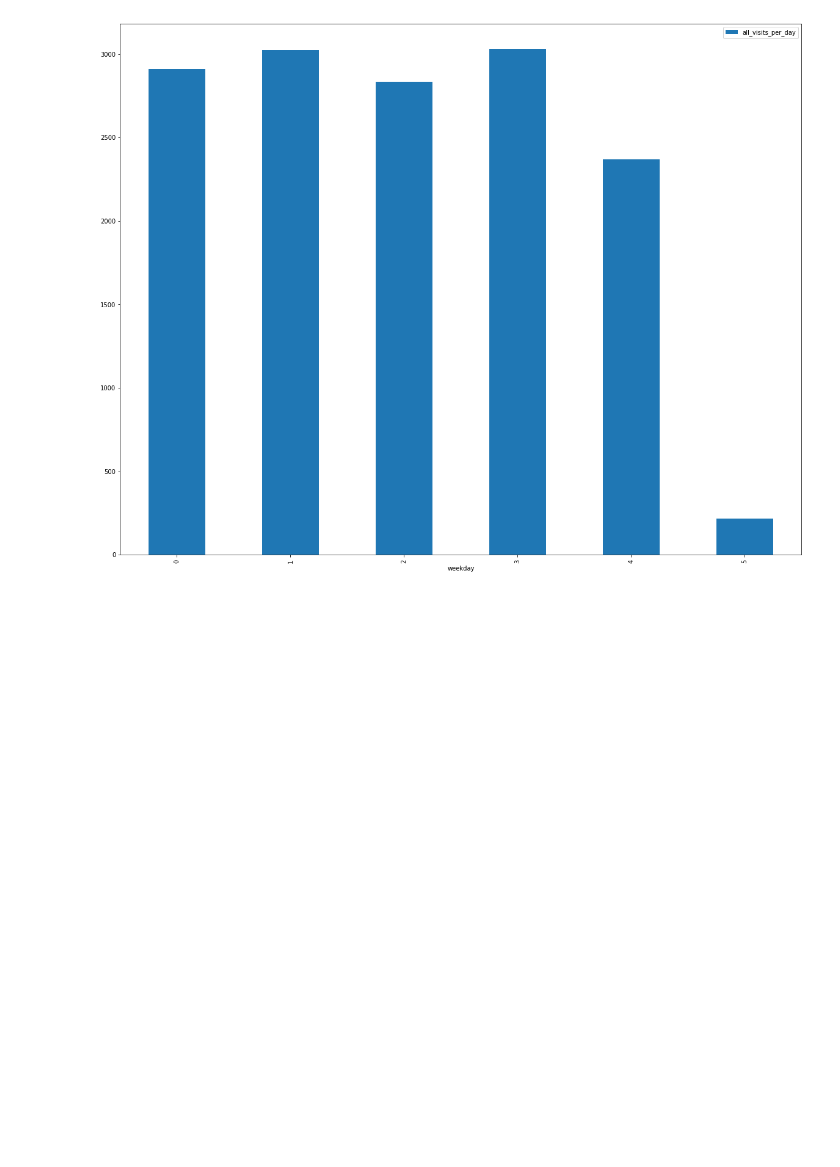
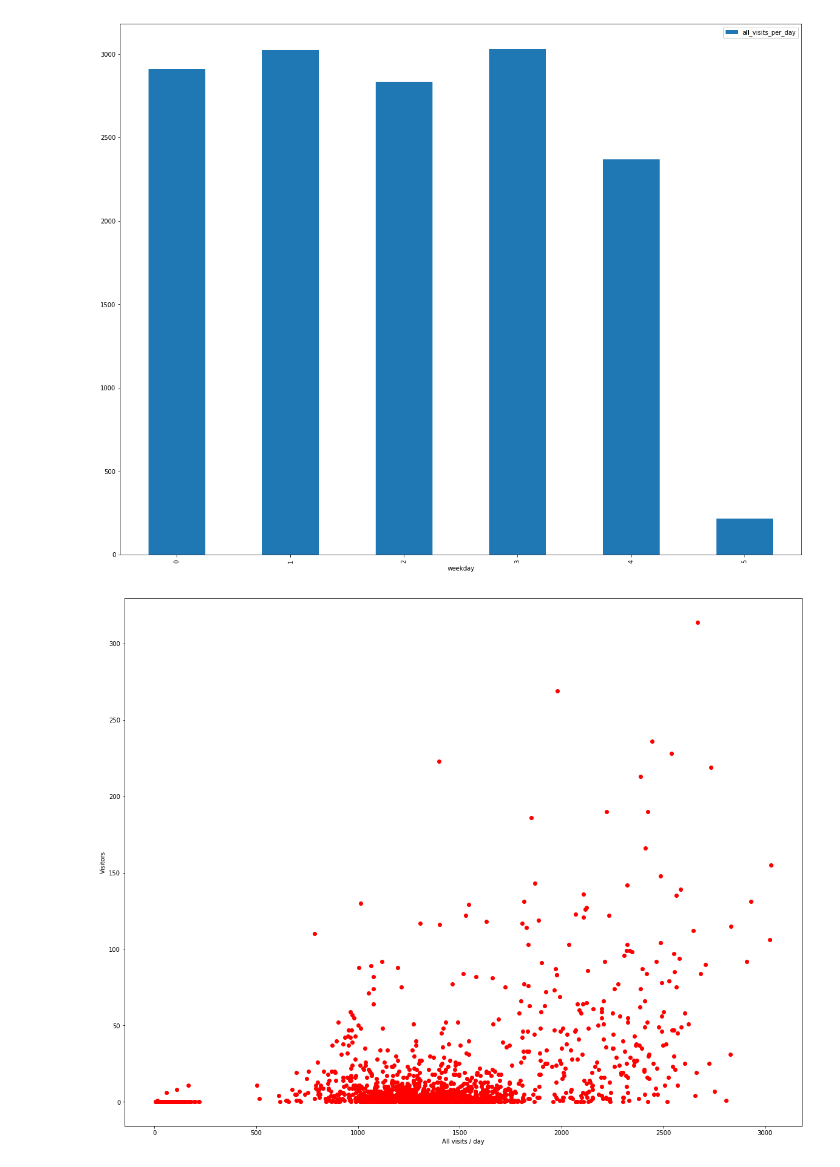
Before and after one commit to ju0gri/lpgc-hackathon-feb-2019, a Jupyter notebook: Cita previa processing.ipynb, the cells around one changed output. Saved outputs shown, nothing was run; the diff lists cells and outputs as text; code cells hidden in the pictures; blank space fills up the shorter version.

```diff
--- a/Cita previa processing.ipynb
+++ b/Cita previa processing.ipynb
@@ -513,3 +513,19 @@ df.groupby('weekday').max().plot(kind="bar", figsize=(20,16))
 # %% [output]
 <matplotlib.axes._subplots.AxesSubplot at 0x...>
 [figure]
+# %%
+df = pd.DataFrame({'all_visits_per_day': all_visits['all_visits_per_day'],
+                   '0-5' : waiting_time['0-5'],
+                   '5-10' : waiting_time['5-10'],
+                   '15-30' :  waiting_time['15-30'],
+                   '30-60' :  waiting_time['30-60'],
+                   '60+' :  waiting_time['60+']
+                })
+fig = plt.figure(figsize=(20, 16))
+ax = fig.add_subplot(111)
+ax.scatter(df['all_visits_per_day'], df['60+'], c='r', marker='o')
+ax.set_xlabel('All visits / day')
+ax.set_ylabel('Visitors')
+plt.show()
+# %% [output]
+[figure, added]
```
Also changed, not shown: parts of 1 cell of this notebook.
